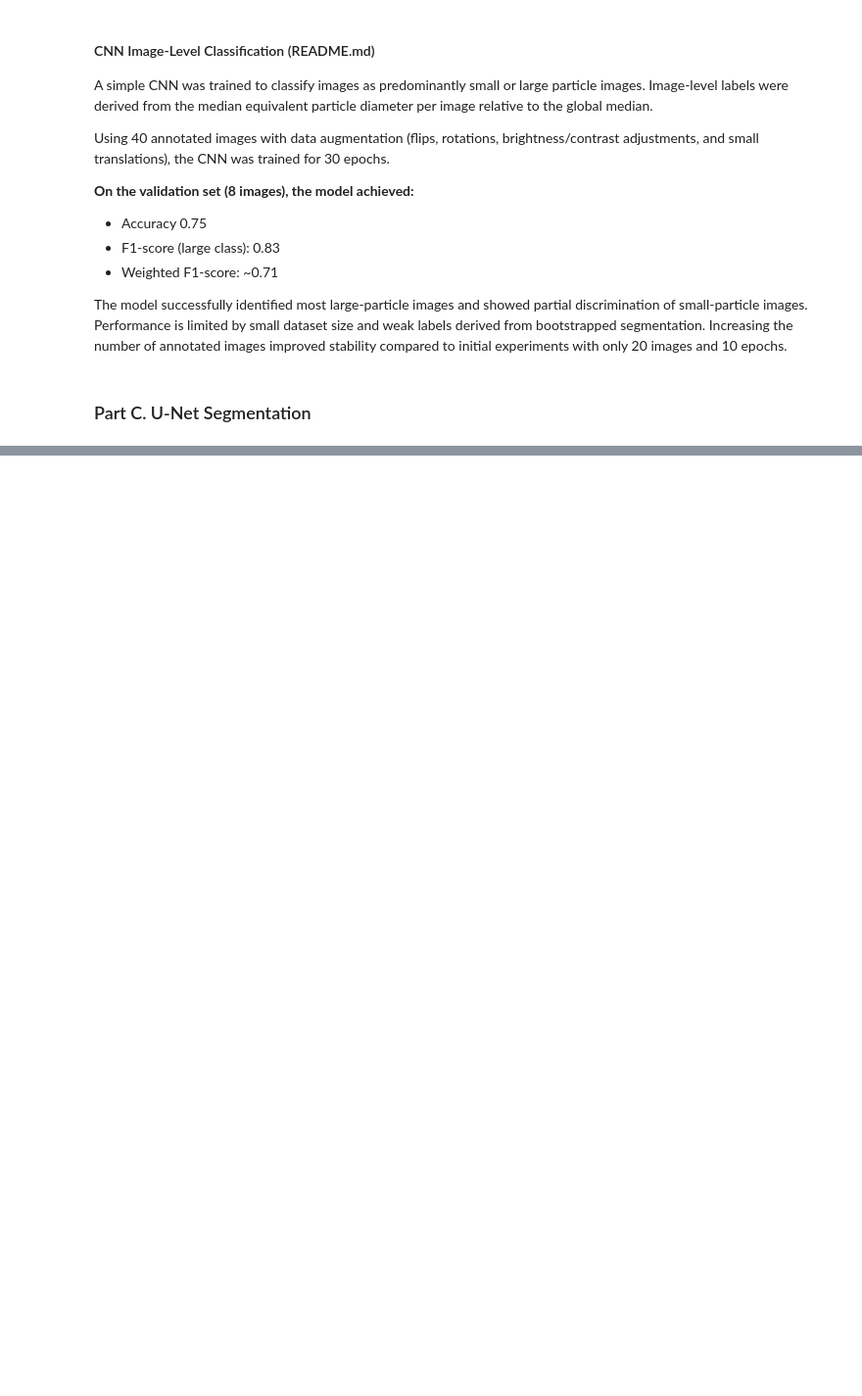
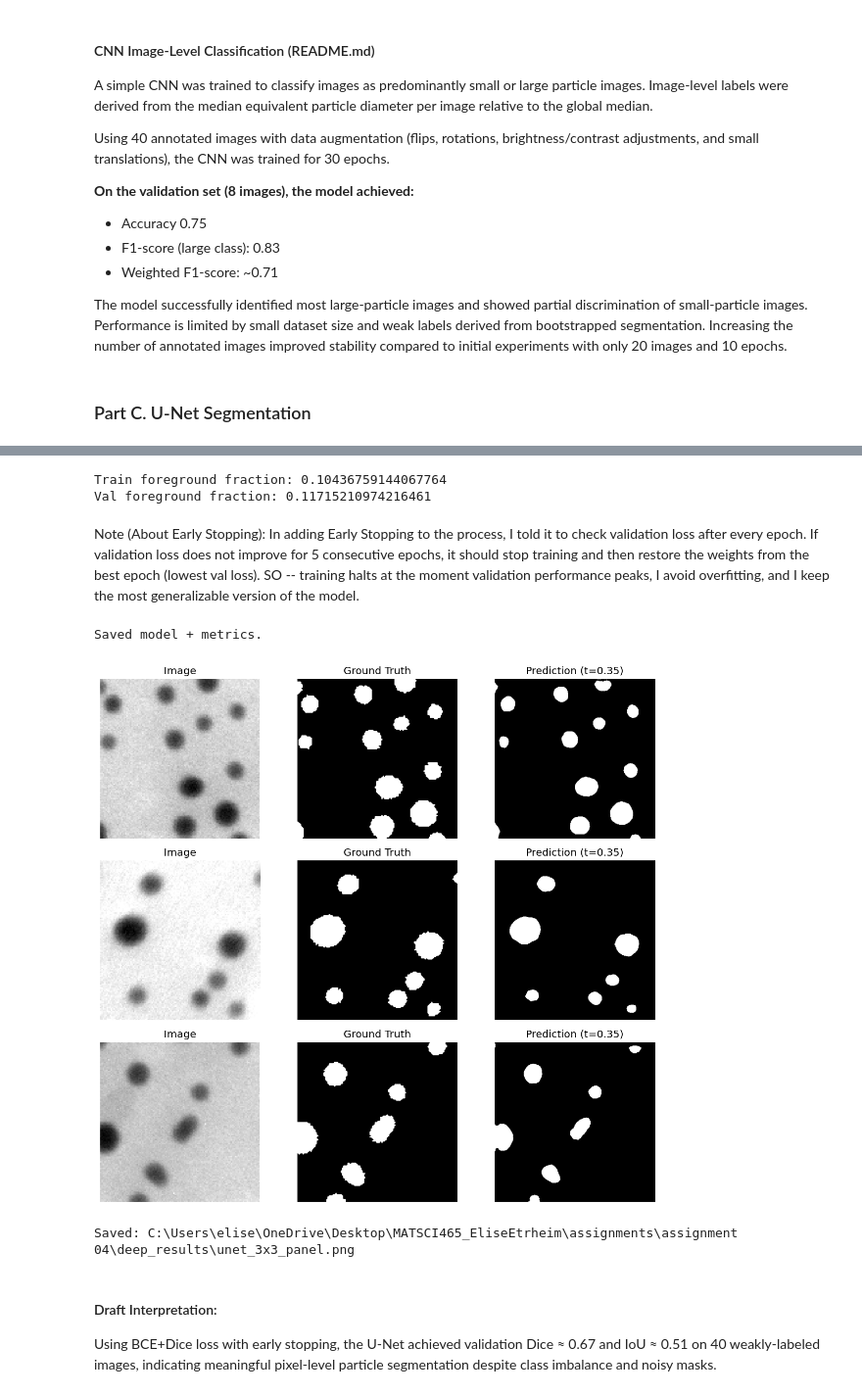
Before and after one commit to eliseetrheim/MSE465_EliseEtrheim, a Jupyter notebook: assignments/assignment 04/assignment_04_final.ipynb, the cells around one changed output, grey strips where cells are left out. Shown at 98% size. Cells and saved outputs as stored; diff of their text form; code cells hidden in the pictures; blank space fills up the shorter version.

Commit message:
Update Assignment 04 with progress

```diff
--- a/assignments/assignment 04/assignment_04_final.ipynb
+++ b/assignments/assignment 04/assignment_04_final.ipynb
@@ -1373,0 +1559,72 @@ The model successfully identified most large-particle images and showed partial
+# %%
+# Foreground fractions are very small -- causing issues
+
+import numpy as np
+import tensorflow as tf
+
+def foreground_fraction(ds, n_batches=3):
+    fracs = []
+    for i, (imgs, masks) in enumerate(ds.take(n_batches)):
+        fracs.append(tf.reduce_mean(masks).numpy())
+    return float(np.mean(fracs))
+
+print("Train foreground fraction:", foreground_fraction(train_ds))
+print("Val foreground fraction:", foreground_fraction(val_ds))
+# %% [output]
+Train foreground fraction: 0.10436759144067764
+Val foreground fraction: 0.11715210974216461
+# %% [markdown]
+Note (About Early Stopping): In adding Early Stopping to the process, I told it to check validation loss after every epoch. If validation loss does not improve for 5 consecutive epochs, it should stop training and then restore the weights from the best epoch (lowest val loss). SO -- training halts at the moment validation performance peaks, I avoid overfitting, and I keep the most generalizable version of the model.
+# %%
+# Save current model and metrics
+unet_model.save(OUT_DIR / "unet_model.keras")
+
+with open(OUT_DIR / "unet_metrics.txt", "w") as f:
+    f.write(f"val_loss={results[0]:.4f}\n")
+    f.write(f"val_dice={results[1]:.4f}\n")
+    f.write(f"val_iou={results[2]:.4f}\n")
+print("Saved model + metrics.")
+# %% [output]
+Saved model + metrics.
+# %%
+# Make draft of 3 x 3 panel
+import matplotlib.pyplot as plt
+import numpy as np
+
+THRESH = 0.35  # use whatever threshold looked best
+
+for imgs, masks in val_ds.take(1):
+    preds = unet_model.predict(imgs, verbose=0)
+    preds_bin = (preds > THRESH).astype(np.uint8)
+
+fig = plt.figure(figsize=(10, 9))
+for i in range(3):
+    # Image
+    ax = plt.subplot(3, 3, 3*i + 1)
+    ax.imshow(imgs[i,...,0], cmap="gray")
+    ax.set_title("Image")
+    ax.axis("off")
+
+    # Ground truth
+    ax = plt.subplot(3, 3, 3*i + 2)
+    ax.imshow(masks[i,...,0], cmap="gray")
+    ax.set_title("Ground Truth")
+    ax.axis("off")
+
+    # Prediction
+    ax = plt.subplot(3, 3, 3*i + 3)
+    ax.imshow(preds_bin[i,...,0], cmap="gray")
+    ax.set_title(f"Prediction (t={THRESH})")
+    ax.axis("off")
+
+plt.tight_layout()
+panel_path = OUT_DIR / "unet_3x3_panel.png"
+plt.savefig(panel_path, dpi=300, bbox_inches="tight")
+plt.show()
+print("Saved:", panel_path.resolve())
+# %% [output]
+[figure, added]
+Saved: C:\Users\elise\OneDrive\Desktop\MATSCI465_EliseEtrheim\assignments\assignment 04\deep_results\unet_3x3_panel.png
+# %% [markdown]
+#### Draft Interpretation:
+Using BCE+Dice loss with early stopping, the U-Net achieved validation Dice ≈ 0.67 and IoU ≈ 0.51 on 40 weakly-labeled images, indicating meaningful pixel-level particle segmentation despite class imbalance and noisy masks.
```
Also changed, not shown: parts of 12 cells of this notebook, 3 other files.
